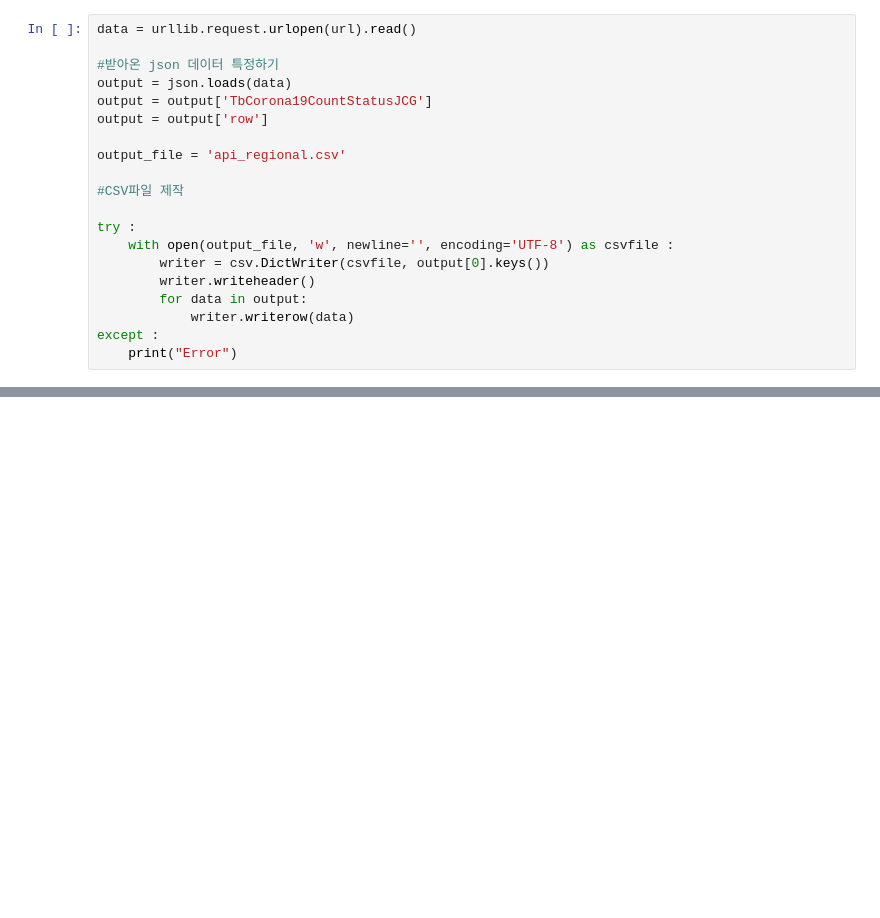
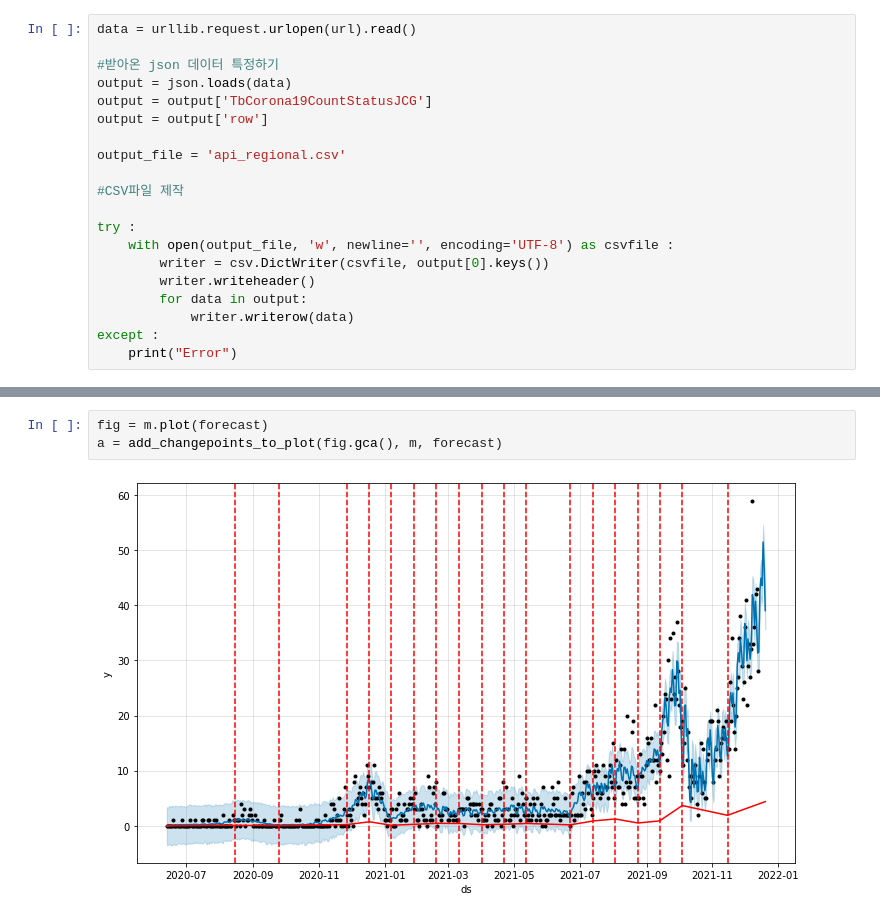
Before and after one commit to mihyunLee/covid-19_model, a Jupyter notebook: corona19_regional_fixed.ipynb, the cells around one changed output, grey strips where cells are left out. Saved outputs shown, nothing was run; the diff lists cells and outputs as text; blank space fills up the shorter version.

```diff
--- a/corona19_regional_fixed.ipynb
+++ b/corona19_regional_fixed.ipynb
@@ -137 +138,6 @@ py.iplot(fig)
 [interactive output not drawn]
+# %%
+fig = m.plot(forecast)
+a = add_changepoints_to_plot(fig.gca(), m, forecast)
+# %% [output]
+[figure, added]
```
Also changed, not shown: parts of 5 cells of this notebook.
